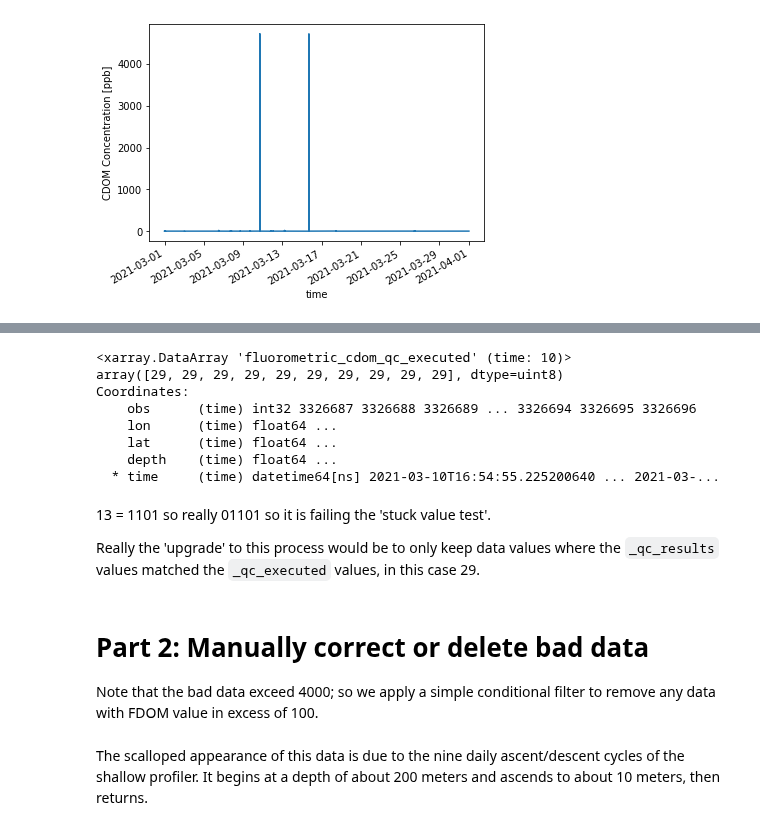
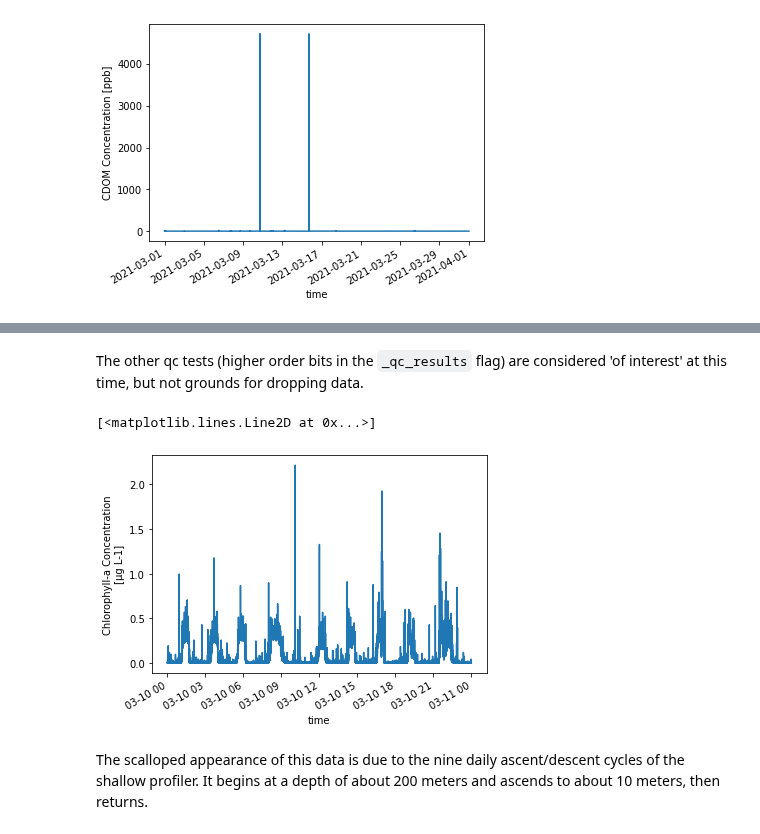
Before and after one commit to robfatland/ocean, a Jupyter notebook: DataQualityGuideNotebook.ipynb, the cells around one changed output, grey strips where cells are left out. Saved outputs shown, nothing was run; the diff lists cells and outputs as text; code cells hidden in the pictures.

```diff
--- a/DataQualityGuideNotebook.ipynb
+++ b/DataQualityGuideNotebook.ipynb
@@ -157,22 +157,15 @@ March 10 number of data values:  71998  compared to 86400 sec/day
 # %%
-# This line of code will show that the first five qc results flags for FDOM/CDOM
-#   are 29, as seen above as well.
+# Some example code is given (commented out) to indicate related operations.
+#
+# Code to show the first five qc results flags for FDOM/CDOM: 29, as seen above as well.
 # DMar10.fluorometric_cdom_qc_results[0:5]
-# The following line of code arbitrarily sets an upper data bound for FDOM of 100
-#   to create a dataset free of spike values.
+#
+# Example of removing spike values using a threshold of 100; uses the .where() method.
 # Dprime = DMar10.where(DMar10.fdom > 100., drop=True)
-#
-# However a more circumspect approach is to require that the qc_results flag be equal to
-#   the qc_executed flag for all three sensors: chlora, fdom and backscatter. We can
-#   compare the data size (number of samples) before and after this operation to get
-#   a sense of data loss.
 
-D1 = DMar10.where(DMar10.fluorometric_chlorophyll_a_qc_results == DMar10.fluorometric_chlorophyll_a_qc_executed, drop=True)
-print('D1 done')
-
-D2 = DMar10.where(DMar10.optical_backscatter_qc_results == DMar10.optical_backscatter_qc_executed, drop=True)
-print('D2 done')
-
-D3 = DMar10.where(DMar10.fluorometric_cdom_qc_results == DMar10.fluorometric_cdom_qc_executed, drop=True)
-print('D3 done, data sizes for source, -chlora, -bb, -fdom:', len(DMar10.time), len(D1.time), len(D2.time), len(D3.time))
+# Produce data subsets for March 10 that discard data where global_range_test is False.
+DA = DMar10.where(DMar10.fluorometric_chlorophyll_a_qc_results % 2, drop=True)
+DB = DMar10.where(DMar10.optical_backscatter_qc_results % 2,        drop=True)
+DC = DMar10.where(DMar10.fluorometric_cdom_qc_results % 2,          drop=True)
+print('Data sizes for source data and discards for chlora, backscatter and fdom:', len(DMar10.time), len(DA.time), len(DB.time), len(DC.time))
 # %% [output]
@@ -223,29 +173,12 @@ Coordinates:
-# %%
-DMar10.fluorometric_cdom_qc_executed[50728:50738]
-# %% [output]
-<xarray.DataArray 'fluorometric_cdom_qc_executed' (time: 10)>
-array([29, 29, 29, 29, 29, 29, 29, 29, 29, 29], dtype=uint8)
-Coordinates:
-    obs      (time) int32 3326687 3326688 3326689 ... 3326694 3326695 3326696
-    lon      (time) float64 ...
-    lat      (time) float64 ...
-    depth    (time) float64 ...
-  * time     (time) datetime64[ns] 2021-03-10T16:54:55.225200640 ... 2021-03-...
 # %% [markdown]
-13 = 1101 so really 01101 so it is failing the 'stuck value test'.
-
-Really the 'upgrade' to this process would be to only keep data values where the `_qc_results` values
-matched the `_qc_executed` values, in this case 29.
+The other qc tests (higher order bits in the `_qc_results` flag) are considered 'of interest' at this time, but not grounds for
+dropping data.
-# %% [markdown]
-# Part 2: Manually correct or delete bad data
-
-
-Note that the bad data exceed 4000; so we apply a simple conditional filter to remove any data with FDOM value in excess of 100.
 # %%
-# Filter out data with FDOM values exceeding 100
-DMar10 = DMar10.where(DMar10.fdom < 100., drop=True)
-print('March 10 number of data values: ', len(DMar10.time), ' (2 spike values removed)')
-DMar10.fdom.plot()
+# Continuing with just March 10 2021: Chlor-A
+DA.chlora.plot()
+# %% [output]
+[<matplotlib.lines.Line2D at 0x...>]
+[figure, added]
 # %% [markdown]
 The scalloped appearance of this data is due to the nine daily ascent/descent cycles of the shallow profiler. It begins
 at a depth of about 200 meters and ascends to about 10 meters, then returns.
```
Also changed, not shown: parts of 18 cells of this notebook.
